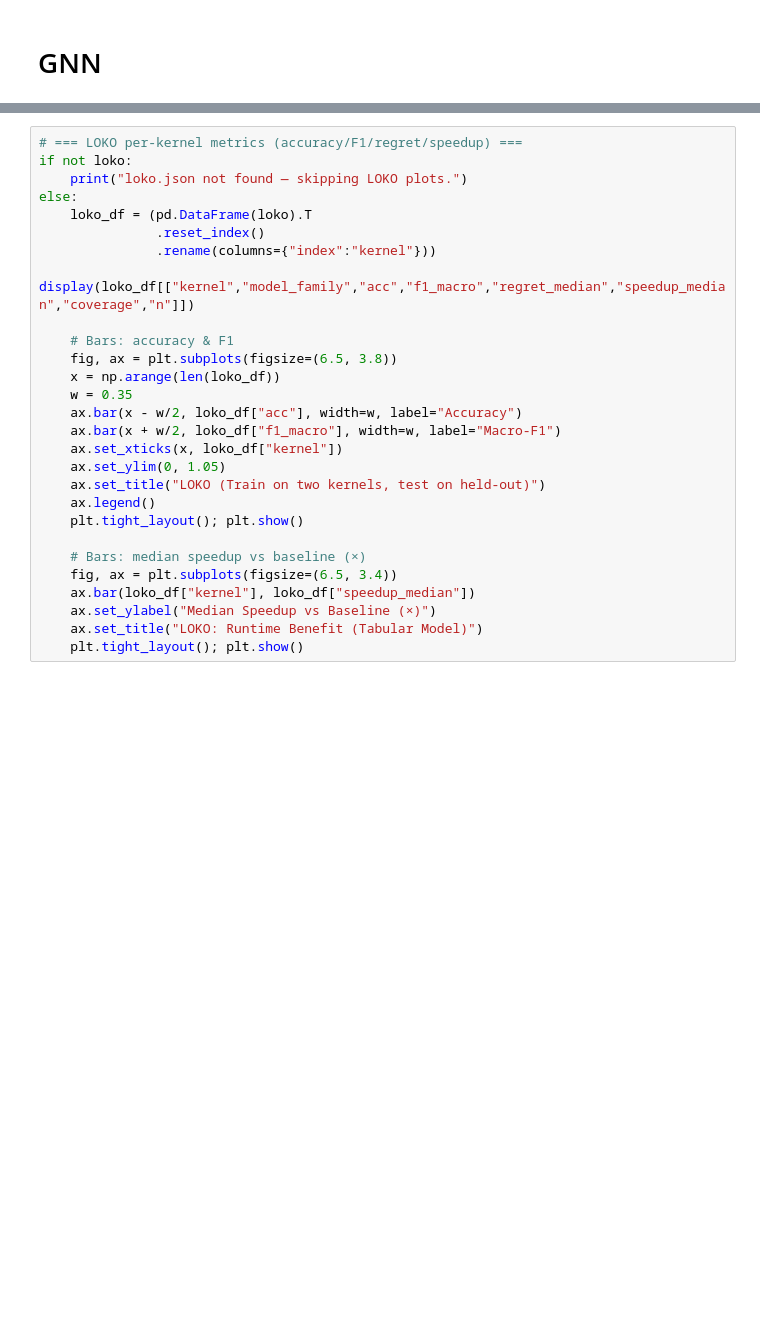
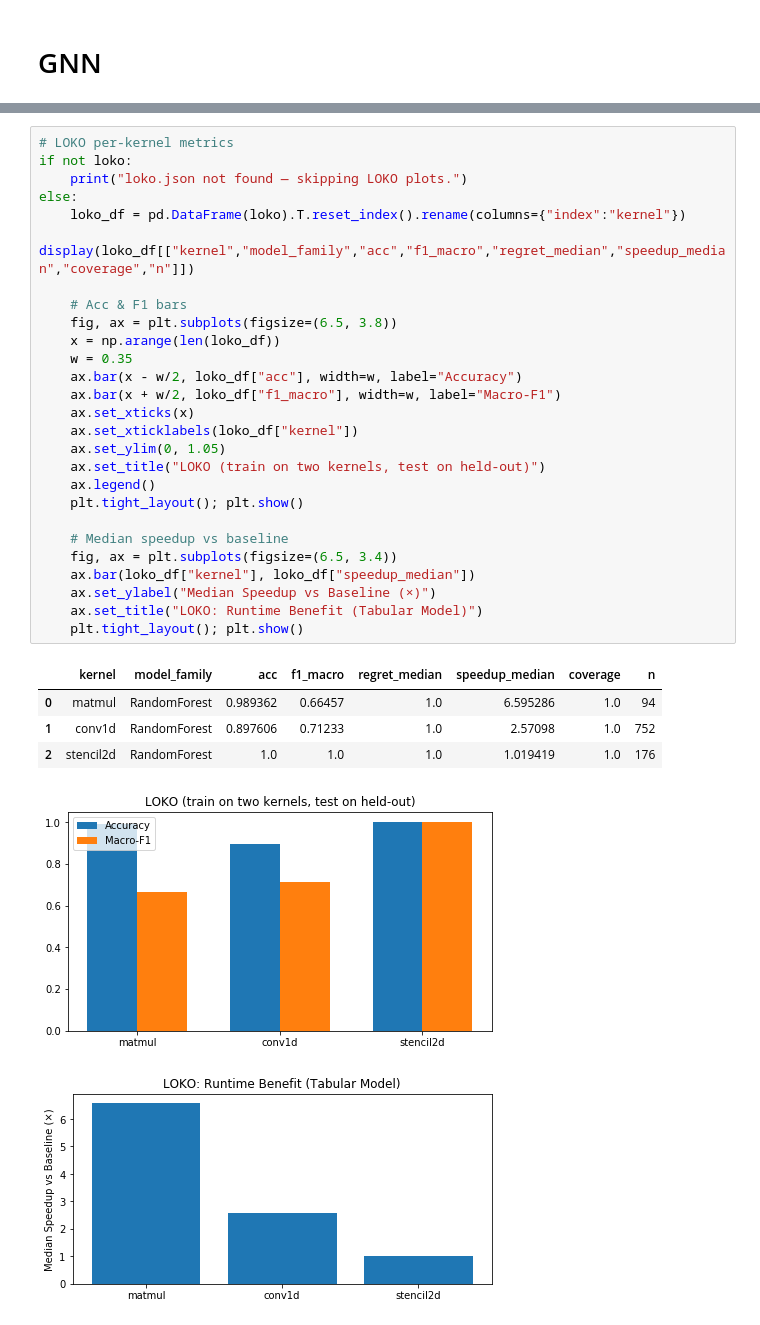
Before and after one commit to AyeshaRahman2002/MLLoopOptSelector, a Jupyter notebook: notebooks/MLLoopOptSelector_Dashboard.ipynb, the cells around one changed output, grey strips where cells are left out. Saved outputs shown, nothing was run; the diff lists cells and outputs as text; blank space fills up the shorter version.

```diff
--- a/notebooks/MLLoopOptSelector_Dashboard.ipynb
+++ b/notebooks/MLLoopOptSelector_Dashboard.ipynb
@@ -342,28 +362,34 @@ else:
 # %%
-# === LOKO per-kernel metrics (accuracy/F1/regret/speedup) ===
+# LOKO per-kernel metrics
 if not loko:
     print("loko.json not found — skipping LOKO plots.")
 else:
-    loko_df = (pd.DataFrame(loko).T
-               .reset_index()
-               .rename(columns={"index":"kernel"}))
+    loko_df = pd.DataFrame(loko).T.reset_index().rename(columns={"index":"kernel"})
     display(loko_df[["kernel","model_family","acc","f1_macro","regret_median","speedup_median","coverage","n"]])
 
-    # Bars: accuracy & F1
+    # Acc & F1 bars
     fig, ax = plt.subplots(figsize=(6.5, 3.8))
     x = np.arange(len(loko_df))
     w = 0.35
     ax.bar(x - w/2, loko_df["acc"], width=w, label="Accuracy")
     ax.bar(x + w/2, loko_df["f1_macro"], width=w, label="Macro-F1")
-    ax.set_xticks(x, loko_df["kernel"])
+    ax.set_xticks(x)
+    ax.set_xticklabels(loko_df["kernel"])
     ax.set_ylim(0, 1.05)
-    ax.set_title("LOKO (Train on two kernels, test on held-out)")
+    ax.set_title("LOKO (train on two kernels, test on held-out)")
     ax.legend()
     plt.tight_layout(); plt.show()
 
-    # Bars: median speedup vs baseline (×)
+    # Median speedup vs baseline
     fig, ax = plt.subplots(figsize=(6.5, 3.4))
     ax.bar(loko_df["kernel"], loko_df["speedup_median"])
     ax.set_ylabel("Median Speedup vs Baseline (×)")
     ax.set_title("LOKO: Runtime Benefit (Tabular Model)")
     plt.tight_layout(); plt.show()
+# %% [output]
+|  | kernel | model_family | acc | f1_macro | regret_median | speedup_median | coverage | n |
+| 0 | matmul | RandomForest | 0.989362 | 0.66457 | 1.0 | 6.595286 | 1.0 | 94 |
+| 1 | conv1d | RandomForest | 0.897606 | 0.71233 | 1.0 | 2.57098 | 1.0 | 752 |
+| 2 | stencil2d | RandomForest | 1.0 | 1.0 | 1.0 | 1.019419 | 1.0 | 176 |
+[figure, added]
+[figure, added]
```
Also changed, not shown: parts of 15 cells of this notebook, 21 other files.
